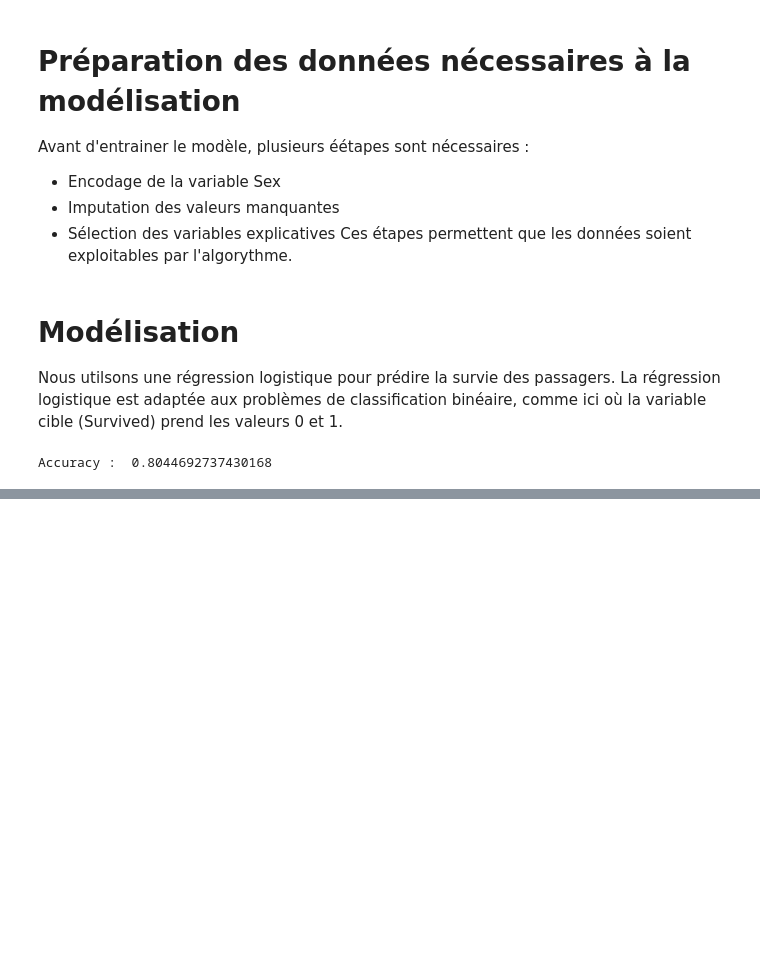
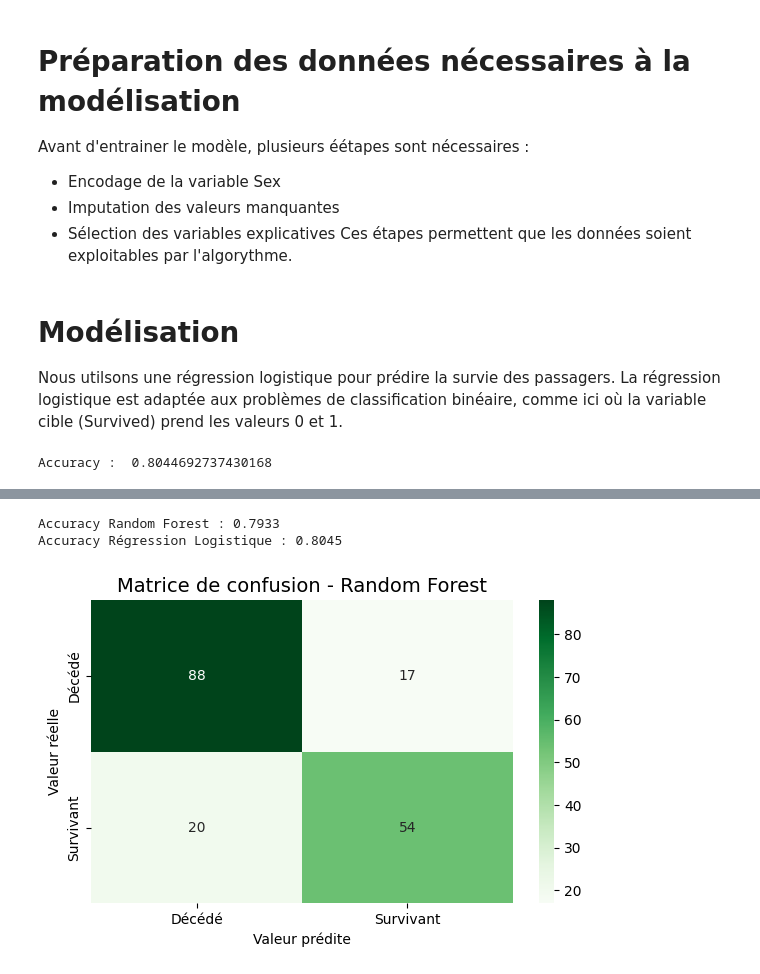
Before and after one commit to Safariyatousani/titanic-survival-prediction, a Jupyter notebook: notebooks/01_eda.ipynb, the cells around one changed output, grey strips where cells are left out. Saved outputs shown, nothing was run; the diff lists cells and outputs as text; code cells hidden in the pictures; blank space fills up the shorter version.

```diff
--- a/notebooks/01_eda.ipynb
+++ b/notebooks/01_eda.ipynb
@@ -158,0 +200,29 @@ Accuracy :  0.8044692737430168
+# %%
+from sklearn.ensemble import RandomForestClassifier
+from sklearn.metrics import accuracy_score, confusion_matrix
+
+# Modèle Random Forest
+rf_model = RandomForestClassifier(n_estimators=100, random_state=42)
+rf_model.fit(X_train, y_train)
+y_pred_rf = rf_model.predict(X_test)
+
+# Accuracy
+rf_accuracy = accuracy_score(y_test, y_pred_rf)
+print(f"Accuracy Random Forest : {round(rf_accuracy, 4)}")
+print(f"Accuracy Régression Logistique : {round(accuracy_score(y_test, y_pred), 4)}")
+
+# Matrice de confusion Random Forest
+cm_rf = confusion_matrix(y_test, y_pred_rf)
+fig, ax = plt.subplots(figsize=(6, 4))
+sns.heatmap(cm_rf, annot=True, fmt="d", cmap="Greens",
+            xticklabels=["Décédé", "Survivant"],
+            yticklabels=["Décédé", "Survivant"])
+plt.title("Matrice de confusion - Random Forest", fontsize=14)
+plt.ylabel("Valeur réelle")
+plt.xlabel("Valeur prédite")
+plt.tight_layout()
+plt.show()
+# %% [output]
+Accuracy Random Forest : 0.7933
+Accuracy Régression Logistique : 0.8045
+[figure, added]
```
Also changed, not shown: parts of 14 cells of this notebook.
